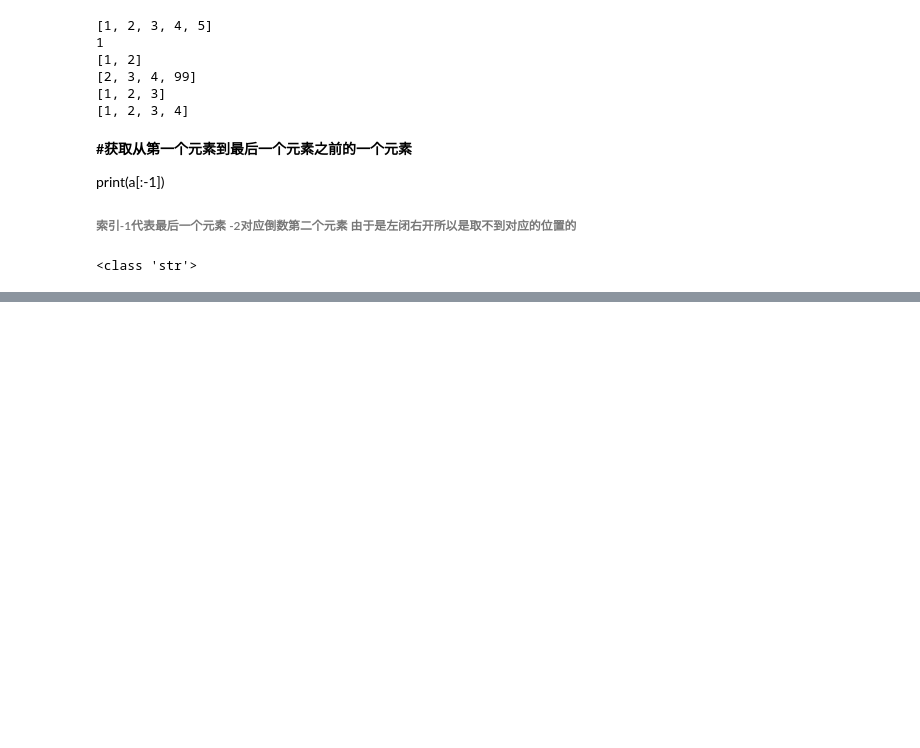
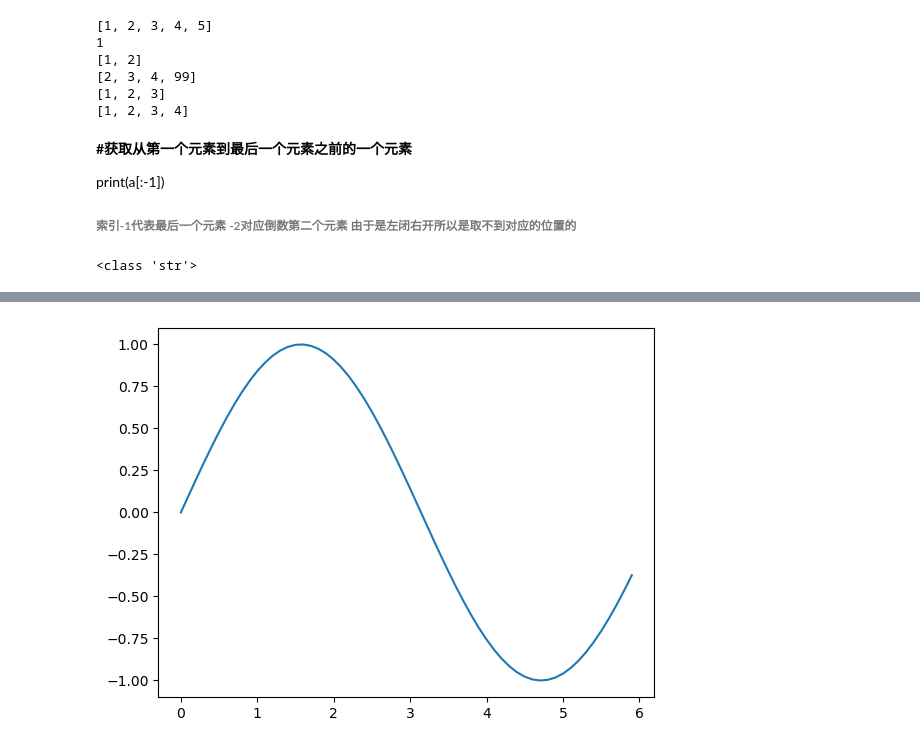
Before and after one commit to YIRAN0309/fishbookcode, a Jupyter notebook: 1/No1.ipynb, the cells around one changed output, grey strips where cells are left out. Drawn from its saved outputs; the diff is of its cells as text; code cells hidden in the pictures; blank space fills up the shorter version.

```diff
--- a/1/No1.ipynb
+++ b/1/No1.ipynb
@@ -64,0 +244,9 @@ print(type(m['height']))
+# %%
+#1.6 matplotlib
+import matplotlib.pyplot as plt
+X = np.arange(0, 6, 0.1)#以 0.1为单位生成0～6的数据
+Y = np.sin(X)
+plt.plot(X, Y)
+plt.show()
+# %% [output]
+[figure, added]
```
Also changed, not shown: parts of 16 cells of this notebook.
